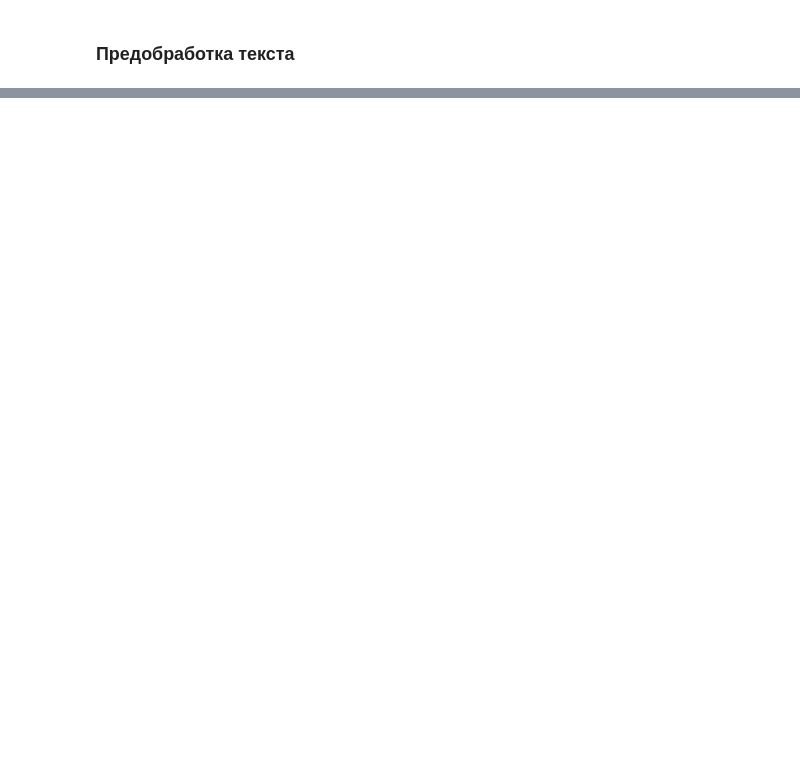
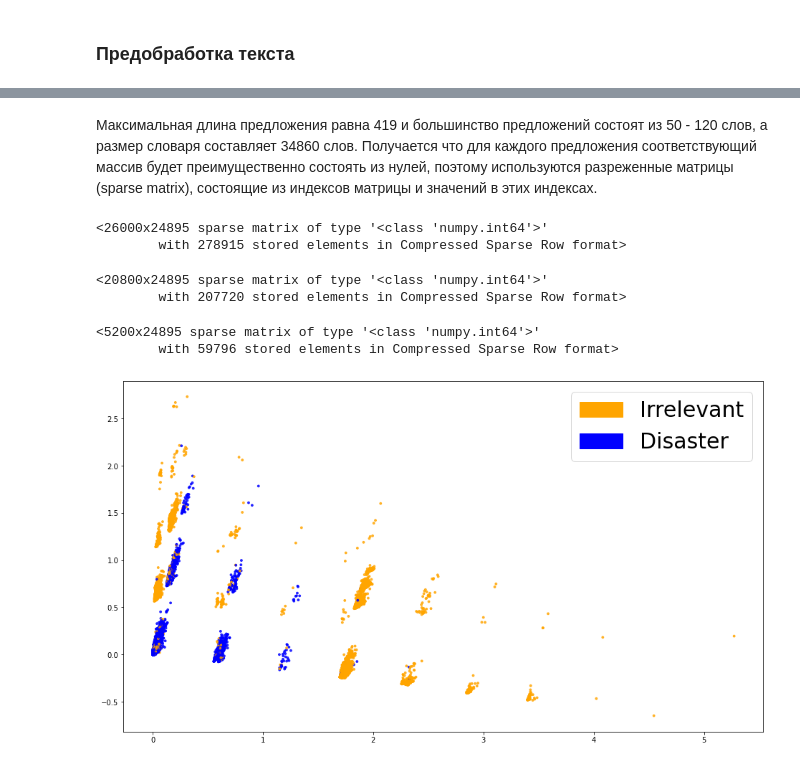
Before and after one commit to klyambda/fake-news, a Jupyter notebook: FN_Classification.ipynb, the cells around one changed output, grey strips where cells are left out. Cells and saved outputs as stored; diff of their text form; code cells hidden in the pictures; blank space fills up the shorter version.

```diff
--- a/FN_Classification.ipynb
+++ b/FN_Classification.ipynb
@@ -94,0 +163,4 @@ sns.countplot(train['label'])
+# %%
+# разделим тренировочный датасет на признаки и метки
+X_train = train['total'].values
+y_train = train['label'].values
@@ -94,0 +182,3 @@ sns.countplot(train['label'])
+# %%
+X_test = test['total'].values
+y_test = test['total'].values
@@ -94,0 +188,3 @@ sns.countplot(train['label'])
+# %%
+# создадим общий корпус из тренировочного и тестового датасетов
+corpus = np.concatenate((X_train, X_test))
@@ -94,0 +214,53 @@ sns.countplot(train['label'])
+# %% [markdown]
+Максимальная длина предложения равна 419 и большинство предложений состоят из 50 - 120 слов, а размер словаря составляет 34860 слов. Получается что для каждого предложения соответствующий массив будет преимущественно состоять из нулей, поэтому используются разреженные матрицы (sparse matrix), состоящие из индексов матрицы и значений в этих индексах.
+# %%
+from sklearn.feature_extraction.text import CountVectorizer
+
+vectorizer = CountVectorizer()
+# стоим разреженную матрицу BoW для всего корпуса размером
+# (кол-во_предложений x размер_словаря)
+corpus_vect = vectorizer.fit_transform(corpus)
+
+# для тренировочного и тестового датасетов построим BoW
+X_train_vect = vectorizer.transform(X_train)
+X_test_vect = vectorizer.transform(X_test)
+# %%
+corpus_vect
+# %% [output]
+<26000x24895 sparse matrix of type '<class 'numpy.int64'>'
+        with 278915 stored elements in Compressed Sparse Row format>
+# %%
+X_train_vect
+# %% [output]
+<20800x24895 sparse matrix of type '<class 'numpy.int64'>'
+        with 207720 stored elements in Compressed Sparse Row format>
+# %%
+X_test_vect
+# %% [output]
+<5200x24895 sparse matrix of type '<class 'numpy.int64'>'
+        with 59796 stored elements in Compressed Sparse Row format>
+# %%
+from sklearn.decomposition import PCA, TruncatedSVD
+import matplotlib
+import matplotlib.patches as mpatches
+
+
+def plot_LSA(test_data, test_labels, savepath="PCA_demo.csv", plot=True):
+        lsa = TruncatedSVD(n_components=2)
+        lsa.fit(test_data)
+        lsa_scores = lsa.transform(test_data)
+        color_mapper = {label:idx for idx,label in enumerate(set(test_labels))}
+        color_column = [color_mapper[label] for label in test_labels]
+        colors = ['orange','blue','blue']
+        if plot:
+            plt.scatter(lsa_scores[:,0], lsa_scores[:,1], s=8, alpha=.8, c=test_labels, cmap=matplotlib.colors.ListedColormap(colors))
+            red_patch = mpatches.Patch(color='orange', label='Irrelevant')
+            green_patch = mpatches.Patch(color='blue', label='Disaster')
+            plt.legend(handles=[red_patch, green_patch], prop={'size': 30})
+
+
+fig = plt.figure(figsize=(16, 9))
+plot_LSA(X_train_vect, y_train)
+plt.show()
+# %% [output]
+[figure, added]
```
Also changed, not shown: parts of 23 cells of this notebook.
